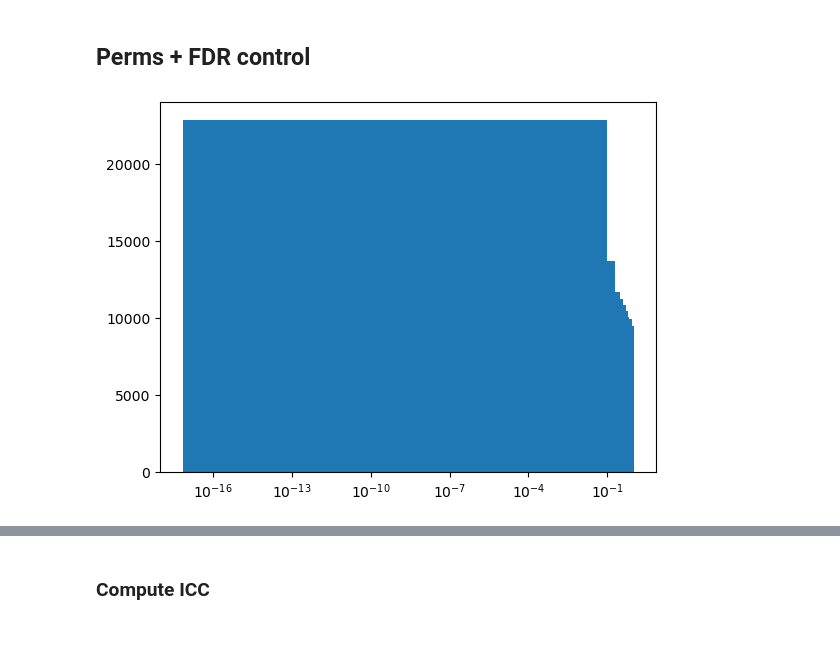
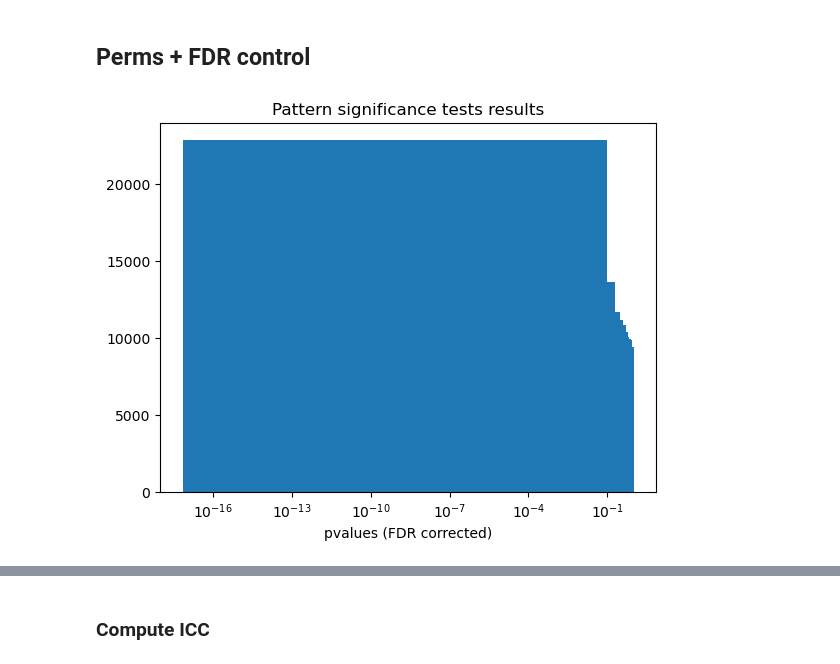
Before and after one commit to jonathan-legrand/memento-postproc, a Jupyter notebook: predict_cluster_fc.ipynb, the cells around one changed output, grey strips where cells are left out. Drawn from its saved outputs; the diff is of its cells as text; code cells hidden in the pictures; blank space fills up the shorter version.

```diff
--- a/predict_cluster_fc.ipynb
+++ b/predict_cluster_fc.ipynb
@@ -260,29 +259,31 @@ plt.show()
 # %%
 from nilearn.connectome import vec_to_sym_matrix
 from statsmodels.stats.multitest import fdrcorrection
 n_regions = int(np.sqrt(masker.topology_.sum()))
 
 mean_perm_patterns = np.stack(permweights, axis=0).mean(axis=1)
 mean_patterns = np.mean(patterns, axis=0)
 
 pvalues_more = (np.sum(mean_patterns > mean_perm_patterns, axis=0) + 1) / (N + 1)
 pvalues_less = (np.sum(mean_patterns < mean_perm_patterns, axis=0) + 1) / (N + 1)
 pvalues = np.minimum(pvalues_less, pvalues_more) * 2
 
 pvalues_corr = []
 for class_idx in range(k):
     pvalues_corr.append(fdrcorrection(
         pvalues[:, class_idx]
     )[1])
 pvalues_corr = np.stack(pvalues_corr, axis=1)
 pvalues_corr = vec_to_sym_matrix(
         pvalues.transpose((1, 0)), diagonal=np.zeros((k, n_regions))
 )
 plt.hist(pvalues_corr.flatten())
 plt.xscale("log")
+plt.xlabel("pvalues (FDR corrected)")
+plt.title("Pattern significance tests results")
 plt.show()
 # %% [output]
-[figure, old version]
+[figure, new version]
 # %%
 # Map thresholded model weights from tangent to correlation space.
 # A scaling factor is applied to avoid numerical errors,
```
Also changed, not shown: parts of 6 cells of this notebook, 1 other file.
